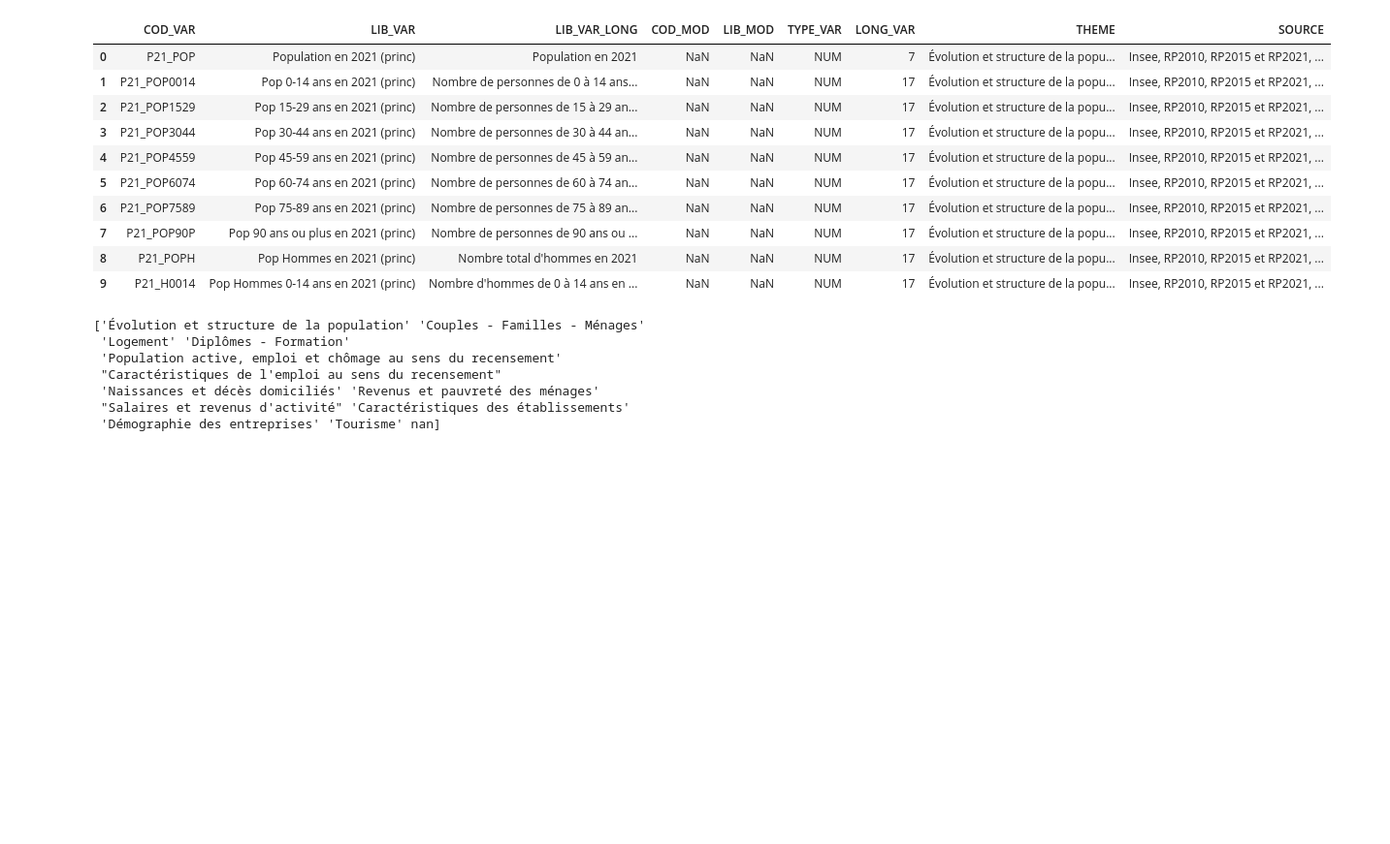
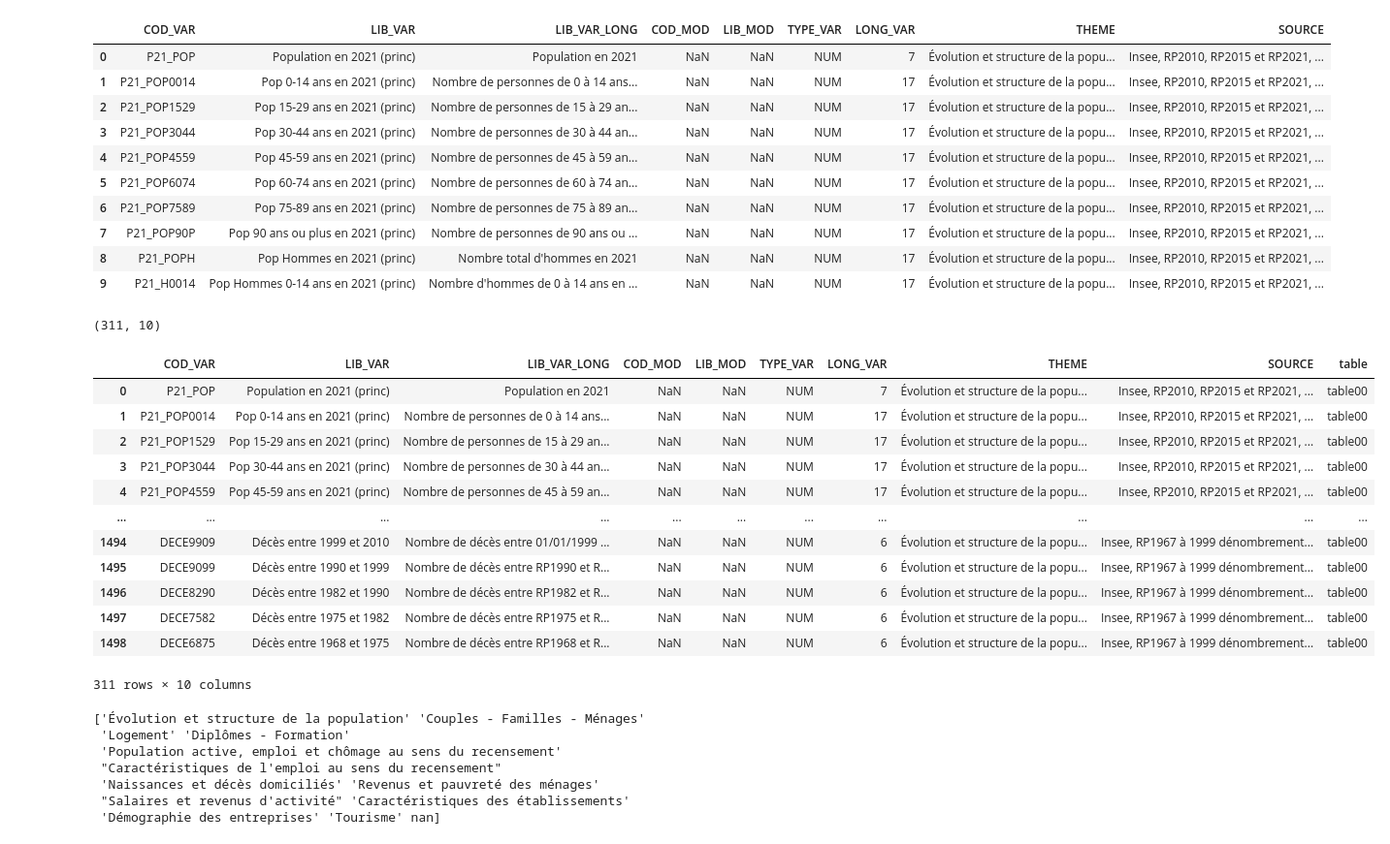
Before and after one commit to cplumejeaud/M2_python, a Jupyter notebook: notebooks/09_communes.ipynb, the cells around one changed output. Shown at 97% size. Cells and saved outputs as stored; diff of their text form; code cells hidden in the pictures; blank space fills up the shorter version.

```diff
--- a/notebooks/09_communes.ipynb
+++ b/notebooks/09_communes.ipynb
@@ -141,24 +141,40 @@ df.head(10)
 # %%
 #df.query('LIB_VAR.str.contains("revenu")')
 
 df.query("THEME=='Revenus et pauvreté des ménages'")
+
 #MED21 Médiane du niveau vie (€)
 
 
 df.query('LIB_VAR.str.contains("chômage")')
 
 df.THEME.unique()
 
 df.query("THEME=='Population active, emploi et chômage au sens du recensement'")
 
 
 df.THEME.unique()
 
-df.groupby(['THEME'])
+
 
 sdf = df.query("THEME=='Évolution et structure de la population'")
 print(sdf.shape)
 sdf
+# %% [output]
+(311, 10)
+|  | COD_VAR | LIB_VAR | LIB_VAR_LONG | COD_MOD | LIB_MOD | TYPE_VAR | LONG_VAR | THEME | SOURCE | table |
+| 0 | P21_POP | Population en 2021 (princ) | Population en 2021 | NaN | NaN | NUM | 7 | Évolution et structure de la popu... | Insee, RP2010, RP2015 et RP2021, ... | table00 |
+| 1 | P21_POP0014 | Pop 0-14 ans en 2021 (princ) | Nombre de personnes de 0 à 14 ans... | NaN | NaN | NUM | 17 | Évolution et structure de la popu... | Insee, RP2010, RP2015 et RP2021, ... | table00 |
+| 2 | P21_POP1529 | Pop 15-29 ans en 2021 (princ) | Nombre de personnes de 15 à 29 an... | NaN | NaN | NUM | 17 | Évolution et structure de la popu... | Insee, RP2010, RP2015 et RP2021, ... | table00 |
+| 3 | P21_POP3044 | Pop 30-44 ans en 2021 (princ) | Nombre de personnes de 30 à 44 an... | NaN | NaN | NUM | 17 | Évolution et structure de la popu... | Insee, RP2010, RP2015 et RP2021, ... | table00 |
+| 4 | P21_POP4559 | Pop 45-59 ans en 2021 (princ) | Nombre de personnes de 45 à 59 an... | NaN | NaN | NUM | 17 | Évolution et structure de la popu... | Insee, RP2010, RP2015 et RP2021, ... | table00 |
+| ... | ... | ... | ... | ... | ... | ... | ... | ... | ... | ... |
+| 1494 | DECE9909 | Décès entre 1999 et 2010 | Nombre de décès entre 01/01/1999 ... | NaN | NaN | NUM | 6 | Évolution et structure de la popu... | Insee, RP1967 à 1999 dénombrement... | table00 |
+| 1495 | DECE9099 | Décès entre 1990 et 1999 | Nombre de décès entre RP1990 et R... | NaN | NaN | NUM | 6 | Évolution et structure de la popu... | Insee, RP1967 à 1999 dénombrement... | table00 |
+| 1496 | DECE8290 | Décès entre 1982 et 1990 | Nombre de décès entre RP1982 et R... | NaN | NaN | NUM | 6 | Évolution et structure de la popu... | Insee, RP1967 à 1999 dénombrement... | table00 |
+| 1497 | DECE7582 | Décès entre 1975 et 1982 | Nombre de décès entre RP1975 et R... | NaN | NaN | NUM | 6 | Évolution et structure de la popu... | Insee, RP1967 à 1999 dénombrement... | table00 |
+| 1498 | DECE6875 | Décès entre 1968 et 1975 | Nombre de décès entre RP1968 et R... | NaN | NaN | NUM | 6 | Évolution et structure de la popu... | Insee, RP1967 à 1999 dénombrement... | table00 |
+311 rows × 10 columns
 # %%
 print(df.THEME.unique())
 df.query('LIB_VAR.str.contains("chômage")') # PCHO21 / dont part des indemnités de chômage (%)
```
Also changed, not shown: parts of 3 cells of this notebook.
